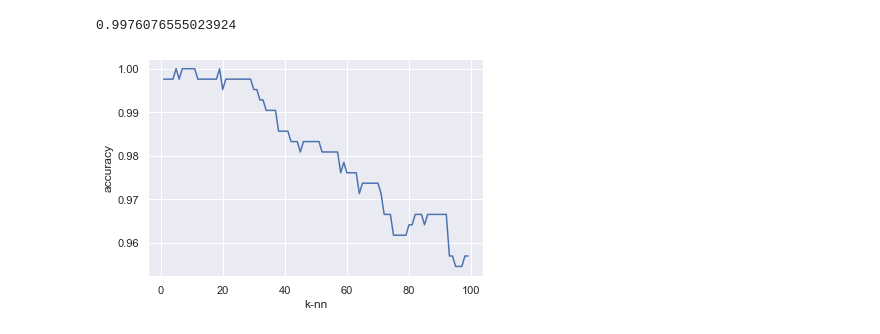
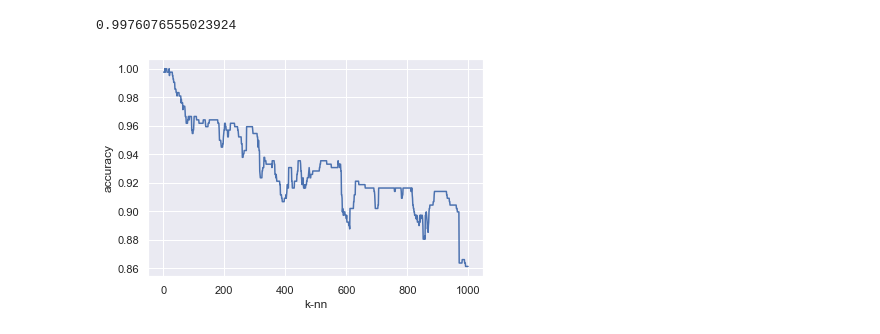
Before and after one commit to yiritani/college_web_programing, a Jupyter notebook: data_mining/final/k-nn.ipynb, the cells around one changed output. Saved outputs shown, nothing was run; the diff lists cells and outputs as text; code cells hidden in the pictures.

```diff
--- a/data_mining/final/k-nn.ipynb
+++ b/data_mining/final/k-nn.ipynb
@@ -63,18 +63,18 @@ print(metrics.accuracy_score(Y_test, Y_pred))
 # %%
 accuracy_list = []
 sns.set()
-k_range = range(1, 100)
+k_range = range(1, 1000)
 for k in k_range:
     knn = KNeighborsClassifier(n_neighbors=k)
     knn.fit(X_train, Y_train)
     Y_pred = knn.predict(X_test)
     accuracy_list.append(metrics.accuracy_score(Y_test, Y_pred))
 
 figure = plt.figure()
 ax = figure.add_subplot(111)
 ax.plot(k_range, accuracy_list)
 ax.set_xlabel('k-nn')
 ax.set_ylabel('accuracy')
 plt.show()
 # %% [output]
-[figure, old version]
+[figure, new version]
```
